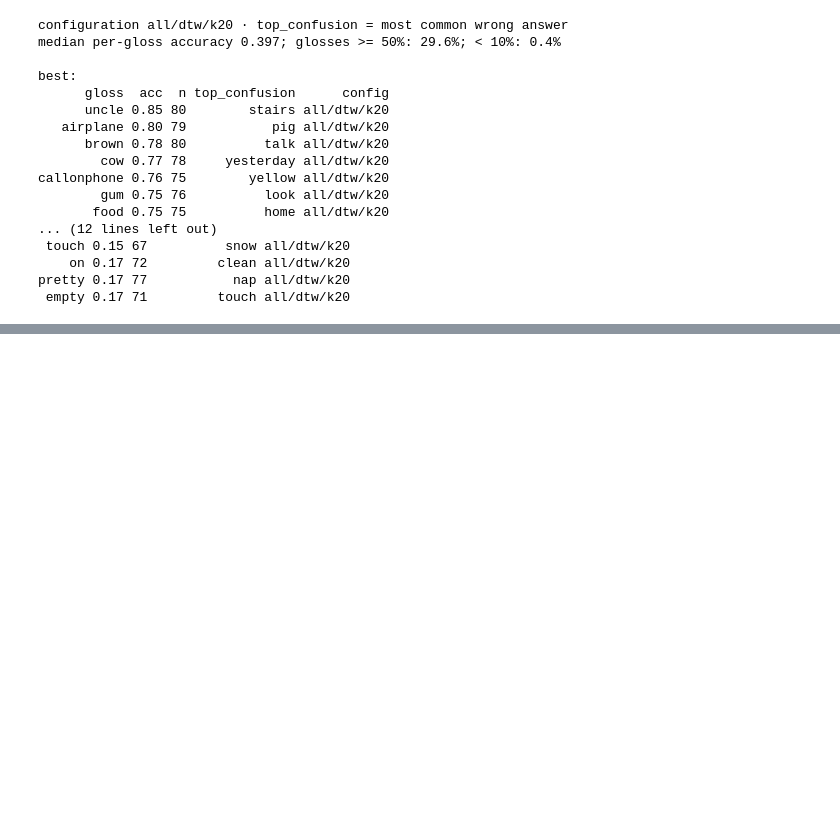
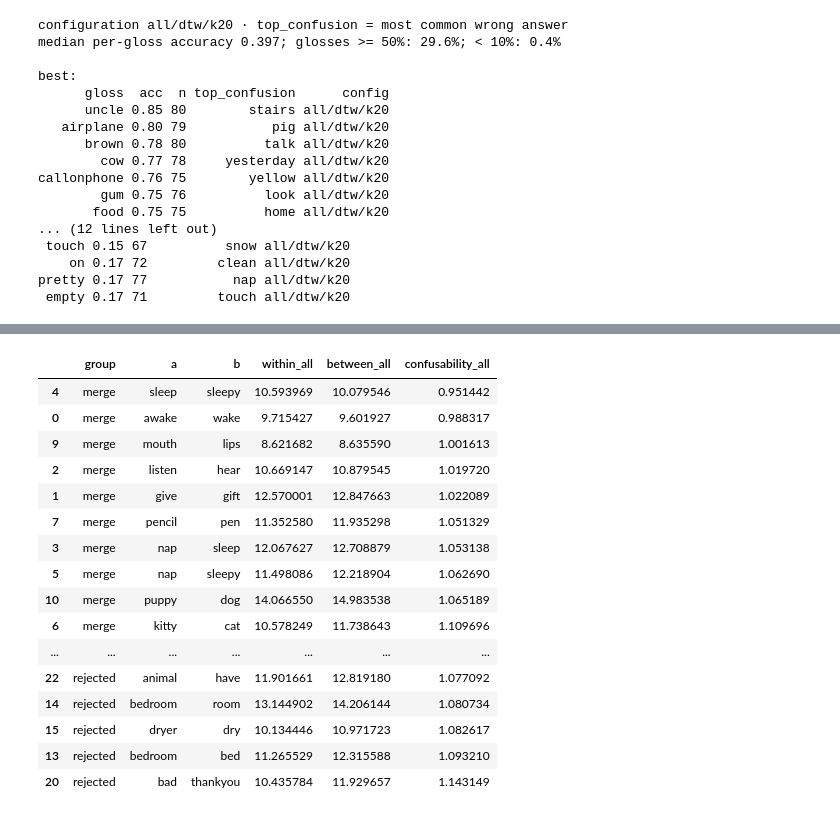
Before and after one commit to onecod3r/thesis, a Jupyter notebook: experiments/recognition/gislr.0.dataset.sign-patterns.ipynb, the cells around one changed output, grey strips where cells are left out. Saved outputs shown, nothing was run; the diff lists cells and outputs as text; code cells hidden in the pictures; blank space fills up the shorter version.

```diff
--- a/experiments/recognition/gislr.0.dataset.sign-patterns.ipynb
+++ b/experiments/recognition/gislr.0.dataset.sign-patterns.ipynb
@@ -677,0 +702,13 @@ pretty 0.17 77           nap all/dtw/k20
+# %%
+# ===== Pair sets =====
+MERGE_PAIRS = [("awake", "wake"), ("give", "gift"), ("listen", "hear"), ("nap", "sleep"),
+              ("sleep", "sleepy"), ("nap", "sleepy"), ("kitty", "cat"), ("pencil", "pen"),
+              ("look", "see"), ("mouth", "lips"), ("puppy", "dog")]
+REJECTED_PAIRS = [("cut", "scissors"), ("goose", "duck"), ("bedroom", "bed"), ("bedroom", "room"),
+                  ("dryer", "dry"), ("hear", "ear"), ("wait", "finger"), ("touch", "find"),
+                  ("please", "minemy"), ("bad", "thankyou"), ("stay", "that"), ("animal", "have")]
+rng9 = np.random.default_rng(9)
+_used = {w for pr in MERGE_PAIRS + REJECTED_PAIRS for w in pr}
+_pool = sorted(set(CLIPS.sign.unique()) - _used)
+RANDOM_PAIRS = [tuple(rng9.choice(_pool, size=2, replace=False)) for _ in range(12)]
+print(f"{len(MERGE_PAIRS)} merge pairs, {len(REJECTED_PAIRS)} rejected pairs, {len(RANDOM_PAIRS)} random pairs")
@@ -677,0 +717,51 @@ pretty 0.17 77           nap all/dtw/k20
+# %%
+# ===== Intra- vs. inter-gloss DTW distance, per pair and per channel family =====
+N_PER_GLOSS = 40   # clips sampled per gloss (with replacement if a gloss has fewer)
+SIM_SEED = 42
+
+sim_rng = np.random.default_rng(SIM_SEED)
+gloss_idx = {g: np.flatnonzero((CLIPS.sign.to_numpy() == g) & SEQ_OK) for g in CLIPS.sign.unique()}
+
+
+def sample_idx(gloss, n, rng):
+    pool = gloss_idx[gloss]
+    return rng.choice(pool, size=min(n, len(pool)), replace=len(pool) < n)
+
+
+def pair_stats(a, b, families=("handshape", "orientation", "location", "other_hand")):
+    """within (a, b pooled) vs. between(a, b) DTW distance, mean + median, full-channel
+    and per family. Two disjoint samples per gloss for 'within' so it's not the trivial
+    zero of a clip against itself."""
+    ia1, ia2 = sample_idx(a, N_PER_GLOSS, sim_rng), sample_idx(a, N_PER_GLOSS, sim_rng)
+    ib1, ib2 = sample_idx(b, N_PER_GLOSS, sim_rng), sample_idx(b, N_PER_GLOSS, sim_rng)
+    row = {"a": a, "b": b}
+    for fam_name, fams in [("all", families)] + [(f, (f,)) for f in families]:
+        cols, w = channels(fams)
+        Za, Zb = Z[:, :, cols] * w, Z[:, :, cols] * w
+        Ta1, Ta2 = torch.tensor(Za[ia1], device=dev), torch.tensor(Za[ia2], device=dev)
+        Tb1, Tb2 = torch.tensor(Zb[ib1], device=dev), torch.tensor(Zb[ib2], device=dev)
+        d_aa = PT.dtw_distances(Ta1, Ta2).sqrt()
+        d_bb = PT.dtw_distances(Tb1, Tb2).sqrt()
+        d_ab = PT.dtw_distances(Ta1, Tb1).sqrt()
+        within = torch.cat([d_aa.flatten(), d_bb.flatten()])
+        row[f"within_{fam_name}"] = float(within.mean())
+        row[f"between_{fam_name}"] = float(d_ab.mean())
+        row[f"confusability_{fam_name}"] = float(d_ab.mean() / within.mean())
+    return row
+
+
+def run_group(pairs, label):
+    rows = [pair_stats(a, b) for a, b in tqdm(pairs, desc=label)]
+    df = pd.DataFrame(rows)
+    df.insert(0, "group", label)
+    return df
+
+
+sim_df = pd.concat([run_group(MERGE_PAIRS, "merge"), run_group(REJECTED_PAIRS, "rejected"),
+                    run_group(RANDOM_PAIRS, "random")], ignore_index=True)
+sim_path = OUT / "sign_similarity.csv"
+sim_df.to_csv(sim_path, index=False)
+print(f"wrote {sim_path}")
+sim_df[["group", "a", "b", "within_all", "between_all", "confusability_all"]].sort_values(
+    ["group", "confusability_all"])
+# %% [output]
@@ -677,0 +769,17 @@ pretty 0.17 77           nap all/dtw/k20
+|  | group | a | b | within_all | between_all | confusability_all |
+| 4 | merge | sleep | sleepy | 10.593969 | 10.079546 | 0.951442 |
+| 0 | merge | awake | wake | 9.715427 | 9.601927 | 0.988317 |
+| 9 | merge | mouth | lips | 8.621682 | 8.635590 | 1.001613 |
+| 2 | merge | listen | hear | 10.669147 | 10.879545 | 1.019720 |
+| 1 | merge | give | gift | 12.570001 | 12.847663 | 1.022089 |
+| 7 | merge | pencil | pen | 11.352580 | 11.935298 | 1.051329 |
+| 3 | merge | nap | sleep | 12.067627 | 12.708879 | 1.053138 |
+| 5 | merge | nap | sleepy | 11.498086 | 12.218904 | 1.062690 |
+| 10 | merge | puppy | dog | 14.066550 | 14.983538 | 1.065189 |
+| 6 | merge | kitty | cat | 10.578249 | 11.738643 | 1.109696 |
+| ... | ... | ... | ... | ... | ... | ... |
+| 22 | rejected | animal | have | 11.901661 | 12.819180 | 1.077092 |
+| 14 | rejected | bedroom | room | 13.144902 | 14.206144 | 1.080734 |
+| 15 | rejected | dryer | dry | 10.134446 | 10.971723 | 1.082617 |
+| 13 | rejected | bedroom | bed | 11.265529 | 12.315588 | 1.093210 |
+| 20 | rejected | bad | thankyou | 10.435784 | 11.929657 | 1.143149 |
```
Also changed, not shown: parts of 6 cells of this notebook, 7 other files.
